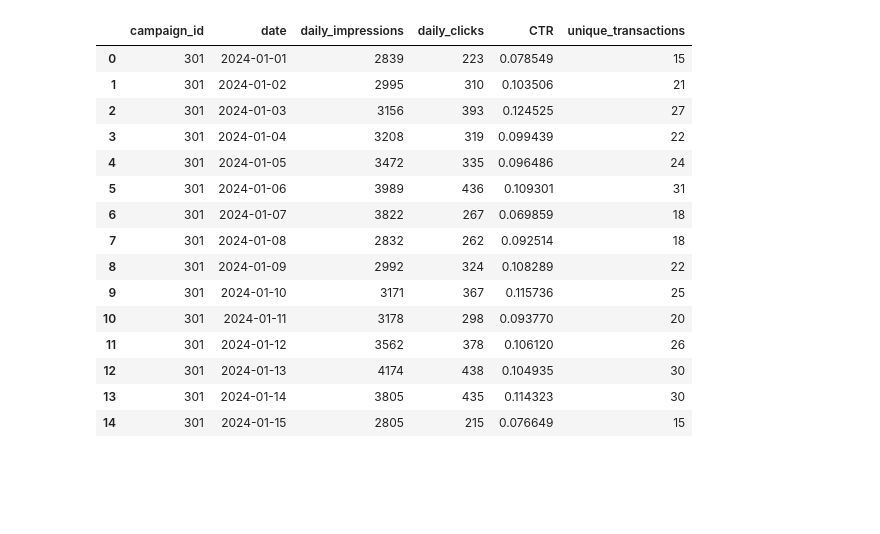
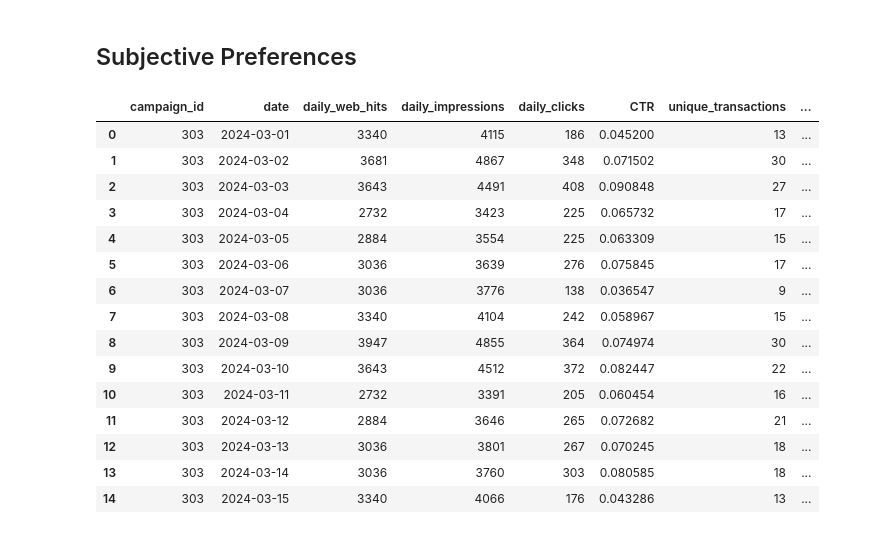
Before and after one commit to anoordzaky/grivy_test, a Jupyter notebook: analysis.ipynb, the cells around one changed output. Cells and saved outputs as stored; diff of their text form; code cells hidden in the pictures; blank space fills up the shorter version.

```diff
--- a/analysis.ipynb
+++ b/analysis.ipynb
@@ -6,12 +11,16 @@ from faker import Faker
 # %%
-#set random seed for reproducibility
+# Set random seed for reproducibility
 SEED = 42
 np.random.seed(SEED)
 random.seed(SEED)
-#selected campaign_id
-CAMPAIGN_ID = 301
-
-#initialize faker with a seed
 fake = Faker()
 Faker.seed(SEED)
+
+# Select campaign_id
+CAMPAIGN_ID = 303
+
+# Set the click conversion rate
+CLICK_CONVERSION = 0.07
+
+rcParams["font.family"] = "Arial"
 # %%
@@ -22,6 +31,8 @@ path = "campaign_performance.xlsx"
 df_campaigns = pd.read_excel(path,sheet_name="campaigns")
 df_metrics = pd.read_excel(path, sheet_name="campaign_metrics")
 df_transactions = pd.read_excel(path, sheet_name="transactions")
+# %% [markdown]
+## Subjective Preferences
 # %%
 preferences = {
     "Generation Z": {
@@ -292,30 +122,48 @@ class CampaignDataset:
 # %%
-campaign_dataset = CampaignDataset(df_campaigns, df_metrics, df_transactions)
+# Setup the dataset class
+campaign_dataset = CampaignDataset(df_campaigns=df_campaigns,
+                                   df_metrics=df_metrics,
+                                   df_transactions=df_transactions,
+                                   )
 
-
-campaign_dataset.simulate_daily_metrics(CAMPAIGN_ID)
-extrapolated_transaction = campaign_dataset.generate_synthetic_transactions(CAMPAIGN_ID, preferences, age_distribution, 0.07)
+# Simulate the daily metrics and interpolate the transactions
+campaign_dataset.simulate_daily_metrics(CAMPAIGN_ID, dow_weights)
+extrapolated_transaction = campaign_dataset.generate_synthetic_transactions(CAMPAIGN_ID, preferences, age_distribution, CLICK_CONVERSION)
 # %%
 daily_metrics = campaign_dataset.daily_metrics
 
+#Click Through Ratio (CTR) is clicks divided by impressions
 daily_metrics["CTR"] = daily_metrics["daily_clicks"]/daily_metrics["daily_impressions"]
 
+# Joining the dataset
 grouped_transactions = extrapolated_transaction.groupby(by=["campaign_id", "transaction_date"]).count()[["transaction_id"]].rename(columns={"transaction_id":"unique_transactions"})
-pd.merge(daily_metrics, grouped_transactions, how="left", left_on=["campaign_id", "date"], right_on=["campaign_id", "transaction_date"])
+
+daily_campaign_data = pd.merge(daily_metrics, grouped_transactions, how="left", left_on=["campaign_id", "date"], right_on=["campaign_id", "transaction_date"])
+
+# Click Through Ratio (CTR) is clicks divided by impressions
+daily_metrics["CTR"] = daily_metrics["daily_clicks"]/daily_metrics["daily_impressions"]
+
+# Conversion Rate is number of unique transactions divided by daily clicks
+daily_campaign_data["conversion_rate"] = daily_campaign_data["unique_transactions"] / daily_campaign_data["daily_clicks"]
+
+# Bounce rate is assumed to be (daily web hits - daily clicks) divided by the daily web hits
+daily_campaign_data["bounce_rate"] = (daily_campaign_data["daily_web_hits"] - daily_campaign_data["daily_clicks"]) / daily_campaign_data["daily_web_hits"]
+
+daily_campaign_data
 # %% [output]
-|  | campaign_id | date | daily_impressions | daily_clicks | CTR | unique_transactions |
-| 0 | 301 | 2024-01-01 | 2839 | 223 | 0.078549 | 15 |
-| 1 | 301 | 2024-01-02 | 2995 | 310 | 0.103506 | 21 |
-| 2 | 301 | 2024-01-03 | 3156 | 393 | 0.124525 | 27 |
-| 3 | 301 | 2024-01-04 | 3208 | 319 | 0.099439 | 22 |
-| 4 | 301 | 2024-01-05 | 3472 | 335 | 0.096486 | 24 |
-| 5 | 301 | 2024-01-06 | 3989 | 436 | 0.109301 | 31 |
-| 6 | 301 | 2024-01-07 | 3822 | 267 | 0.069859 | 18 |
-| 7 | 301 | 2024-01-08 | 2832 | 262 | 0.092514 | 18 |
-| 8 | 301 | 2024-01-09 | 2992 | 324 | 0.108289 | 22 |
-| 9 | 301 | 2024-01-10 | 3171 | 367 | 0.115736 | 25 |
-| 10 | 301 | 2024-01-11 | 3178 | 298 | 0.093770 | 20 |
-| 11 | 301 | 2024-01-12 | 3562 | 378 | 0.106120 | 26 |
-| 12 | 301 | 2024-01-13 | 4174 | 438 | 0.104935 | 30 |
-| 13 | 301 | 2024-01-14 | 3805 | 435 | 0.114323 | 30 |
-| 14 | 301 | 2024-01-15 | 2805 | 215 | 0.076649 | 15 |
+|  | campaign_id | date | daily_web_hits | daily_impressions | daily_clicks | CTR | unique_transactions | ... |
+| 0 | 303 | 2024-03-01 | 3340 | 4115 | 186 | 0.045200 | 13 | ... |
+| 1 | 303 | 2024-03-02 | 3681 | 4867 | 348 | 0.071502 | 30 | ... |
+| 2 | 303 | 2024-03-03 | 3643 | 4491 | 408 | 0.090848 | 27 | ... |
+| 3 | 303 | 2024-03-04 | 2732 | 3423 | 225 | 0.065732 | 17 | ... |
+| 4 | 303 | 2024-03-05 | 2884 | 3554 | 225 | 0.063309 | 15 | ... |
+| 5 | 303 | 2024-03-06 | 3036 | 3639 | 276 | 0.075845 | 17 | ... |
+| 6 | 303 | 2024-03-07 | 3036 | 3776 | 138 | 0.036547 | 9 | ... |
+| 7 | 303 | 2024-03-08 | 3340 | 4104 | 242 | 0.058967 | 15 | ... |
+| 8 | 303 | 2024-03-09 | 3947 | 4855 | 364 | 0.074974 | 30 | ... |
+| 9 | 303 | 2024-03-10 | 3643 | 4512 | 372 | 0.082447 | 22 | ... |
+| 10 | 303 | 2024-03-11 | 2732 | 3391 | 205 | 0.060454 | 16 | ... |
+| 11 | 303 | 2024-03-12 | 2884 | 3646 | 265 | 0.072682 | 21 | ... |
+| 12 | 303 | 2024-03-13 | 3036 | 3801 | 267 | 0.070245 | 18 | ... |
+| 13 | 303 | 2024-03-14 | 3036 | 3760 | 303 | 0.080585 | 18 | ... |
+| 14 | 303 | 2024-03-15 | 3340 | 4066 | 176 | 0.043286 | 13 | ... |
```
Also changed, not shown: parts of 28 cells of this notebook, 4 other files.
